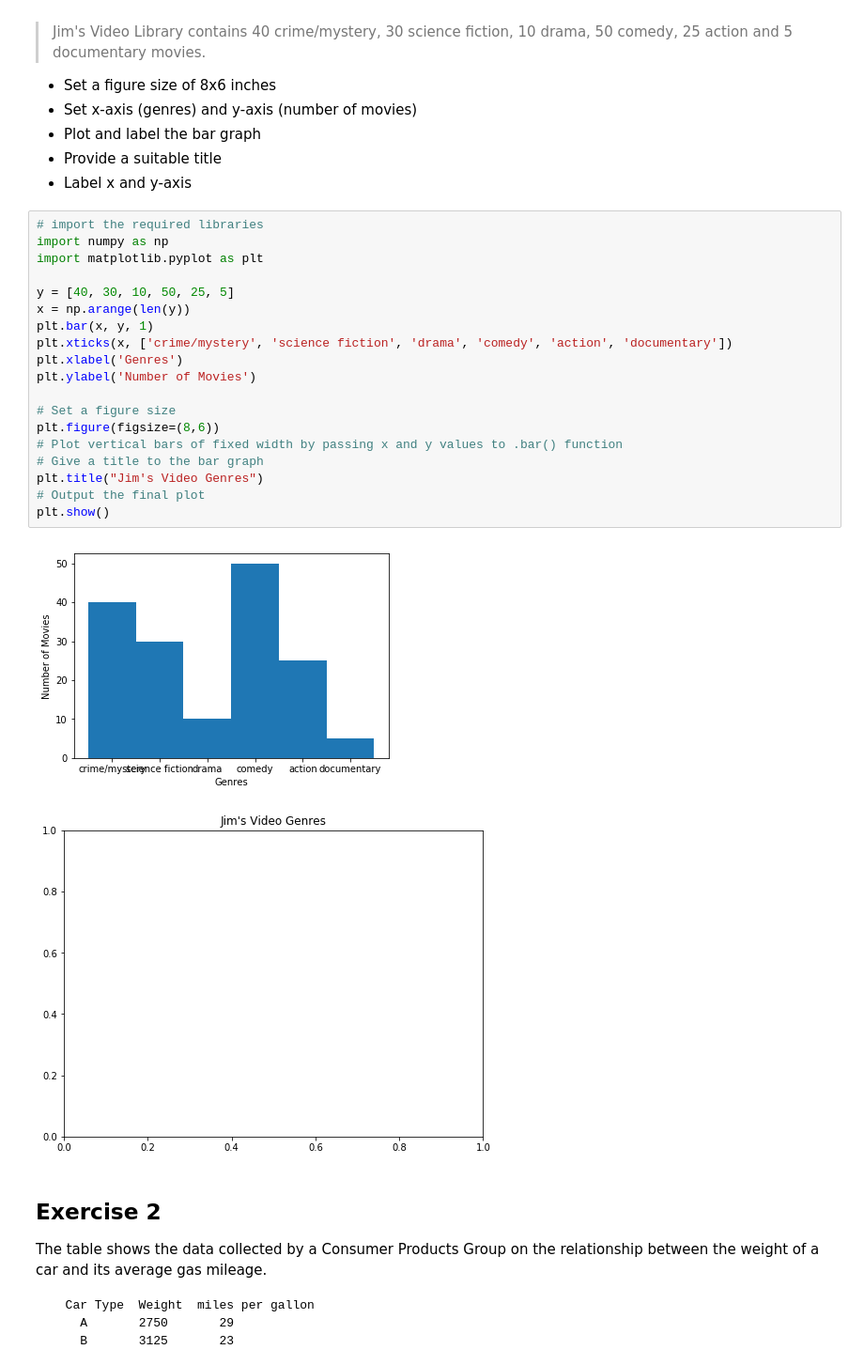
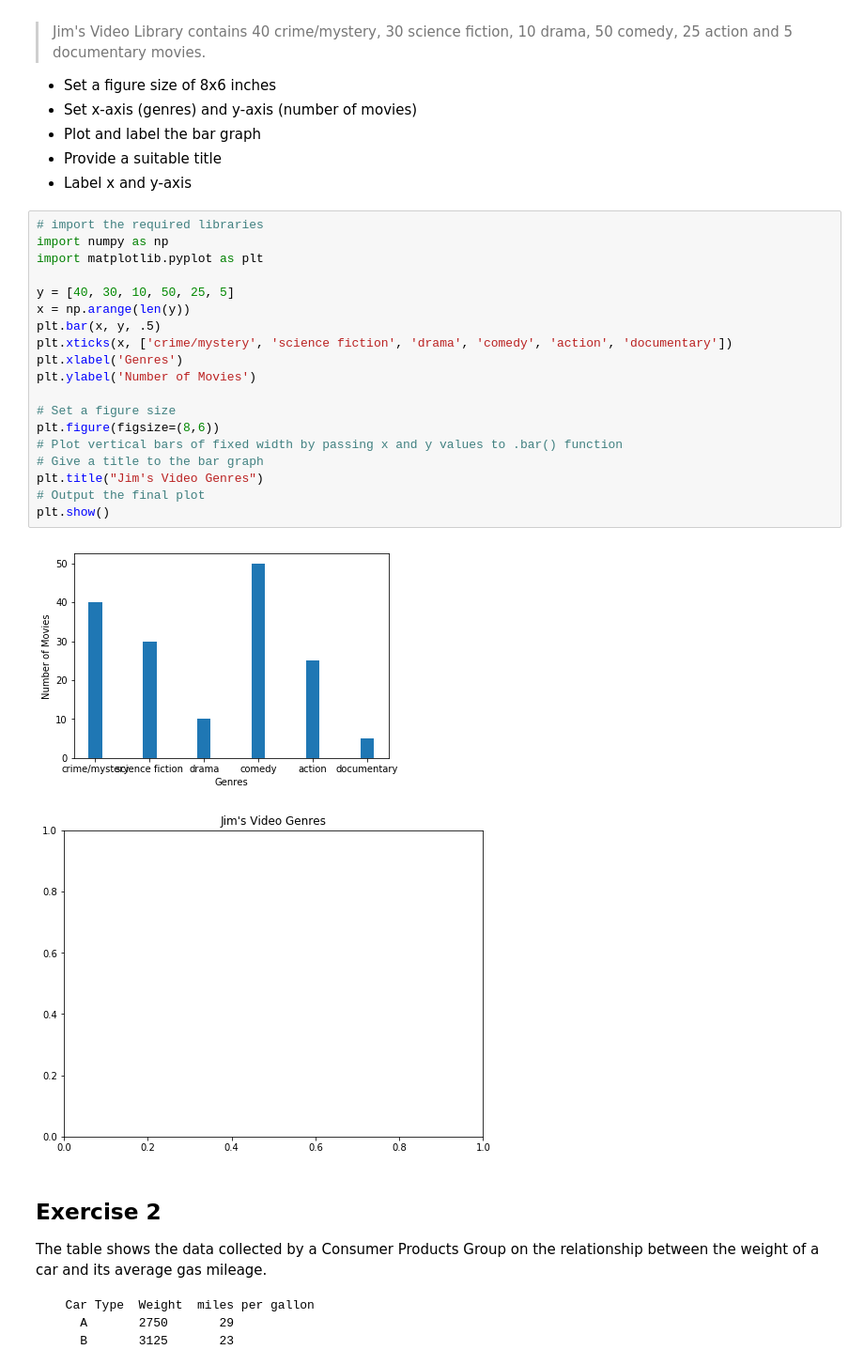
Before and after one commit to bgilroy26/dsc-data-viz-lab-nyc-ds-071519, a Jupyter notebook: index.ipynb, the cells around one changed output. Shown: that part at 94% size. Saved outputs shown, nothing was run; the diff lists cells and outputs as text.

```diff
--- a/index.ipynb
+++ b/index.ipynb
@@ -23,24 +23,24 @@ Make a vertical bar graph using `plt.bar()` for the following set of data:
 # %%
 # import the required libraries
 import numpy as np
 import matplotlib.pyplot as plt
 
 y = [40, 30, 10, 50, 25, 5]
 x = np.arange(len(y))
-plt.bar(x, y, 1)
+plt.bar(x, y, .5)
 plt.xticks(x, ['crime/mystery', 'science fiction', 'drama', 'comedy', 'action', 'documentary'])
 plt.xlabel('Genres')
 plt.ylabel('Number of Movies')
 
 # Set a figure size
 plt.figure(figsize=(8,6))
 # Plot vertical bars of fixed width by passing x and y values to .bar() function
 # Give a title to the bar graph
 plt.title("Jim's Video Genres")
 # Output the final plot
 plt.show()
 # %% [output]
-[figure, old version]
+[figure, new version]
 [figure]
 # %% [markdown]
 ## Exercise 2
```
